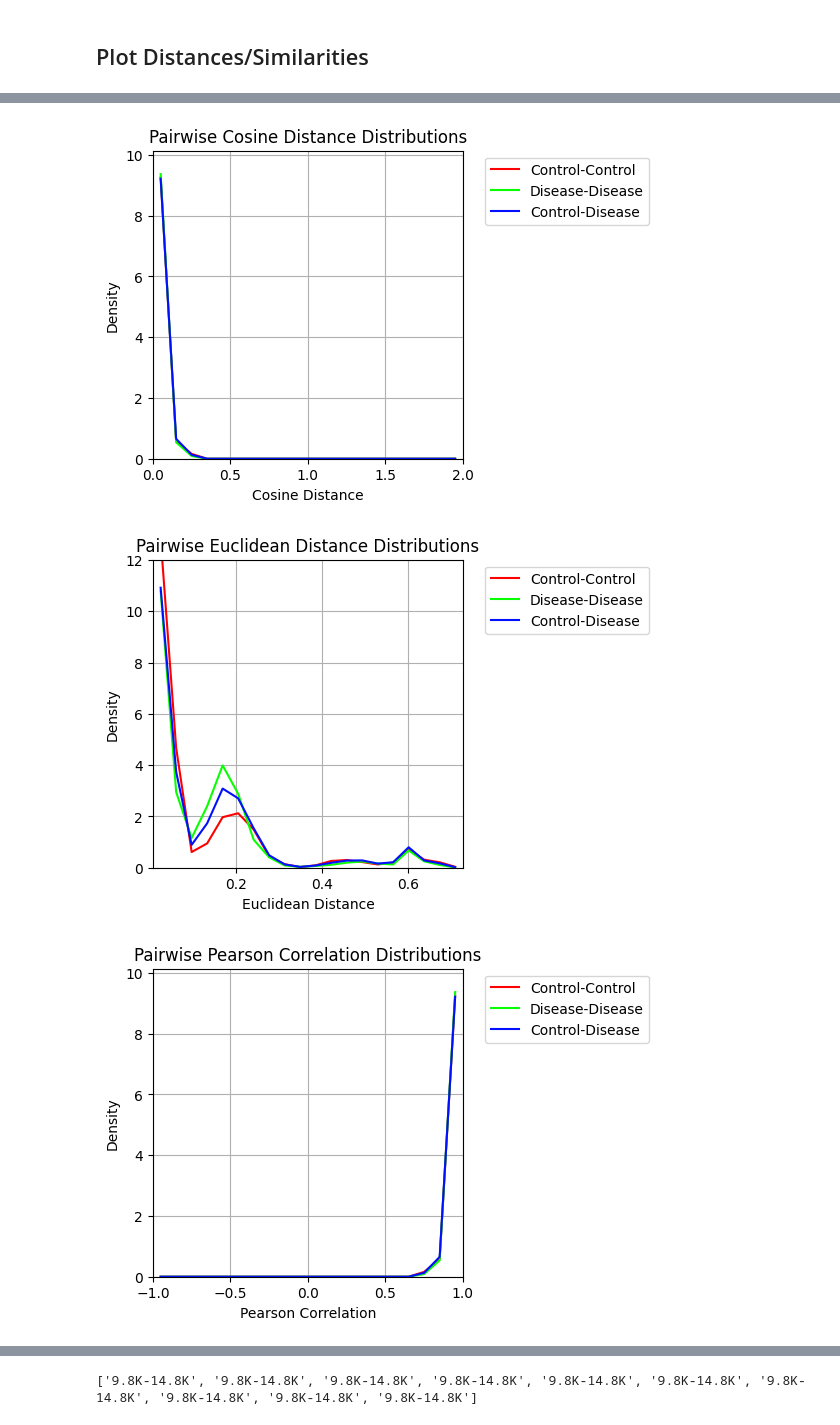
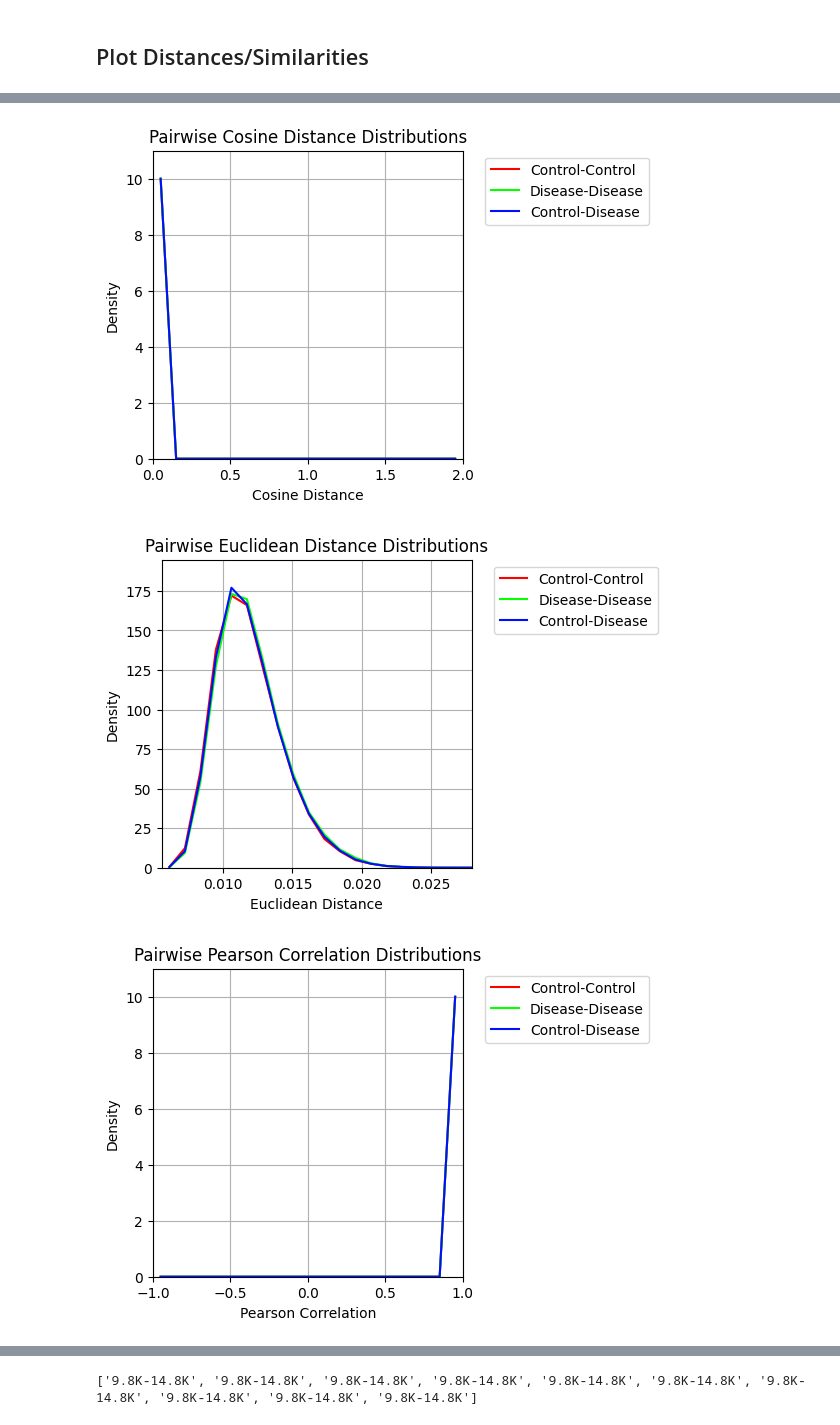
Before and after one commit to 00dylan00/scGPT_playground, a Jupyter notebook: notebooks/evaluate_fine_tuned_embeddings.ipynb, the cells around one changed output, grey strips where cells are left out. Drawn from its saved outputs; the diff is of its cells as text; code cells hidden in the pictures.

```diff
--- a/notebooks/evaluate_fine_tuned_embeddings.ipynb
+++ b/notebooks/evaluate_fine_tuned_embeddings.ipynb
@@ -176,21 +141,0 @@ adata_test.obs["n_genes"] = n_genes
-# %%
-# map from DSA signature to diease type
-dsa_2_disease = dict()
-# Iterate over the rows in `adata_train.obs` to build the dictionary and add the mapping to the DataFrame
-counter = 0
-n_genes = list()
-for index, row in adata_train.obs.iterrows():
-    if row["celltype"] != "Control":
-        dsa = row["ids"].split(";")[0]
-        dsa_2_disease[dsa] = row["celltype"]
-
-    # count nº of genes
-    gene_counts = (~np.isnan(adata_train.X[counter])).sum()
-    n_genes.append(gene_counts)
-    counter += 1
-# all dsa
-dsa_ids = [id.split(";")[0] for id in adata_train.obs["ids"]]
-
-# add disease_study
-adata_train.obs["disease_study"] = [dsa_2_disease.get(dsa) for dsa in dsa_ids]
-adata_train.obs["n_genes"] = n_genes
@@ -235,7 +162,7 @@ for disease in diseases_of_interest_set:
 
     # Nº of Datasets
     datasets = adata_test.obs.query(f'disease_study == "{disease}"')[
-        "dataset_id"
+        "dataset"
     ].to_list()
     n_datasets = len(set(datasets))
     logging.info(f"{disease} Nº of Datasets: {len(datasets)}")
@@ -407,7 +330,7 @@ irb_colors = ["#ffb234", "#ff958e", "#ff6028", "#2779ff", "#022778"]
 
 
 # functions
-def plot_metrics(values, labels, metric, output_type="", save=True):
+def plot_metrics(values, labels, metric, output_type="", save=False):
 
     assert metric in [
         "Cosine Distance",
@@ -758,8 +684,8 @@ e_matrix = cdist(scgpt_emb_test, scgpt_emb_test, "euclidean")
 p_matrix = 1 - cdist(scgpt_emb_test, scgpt_emb_test, "correlation")
 # %%
 # get from cosine similarity matrix the cosine similarity between ctr and dis samples
-states = adata_test.obs["state"].to_list()
-diseases = adata_test.obs["disease"].to_list()
+states = adata_test.obs["disease"].to_list()
+diseases = adata_test.obs["disease_study"].to_list()
 
 
 c_ctr_ctr = np.array([])
@@ -774,13 +700,13 @@ p_ctr_ctr = np.array([])
 p_ctr_dis = np.array([])
 p_dis_dis = np.array([])
 
-for disease_i in adata_test.obs["disease"].unique():
+for disease_i in adata_test.obs["disease_study"].unique():
     ctr_indexes = list()
     dis_indexes = list()
     for i, (disease_j, state) in enumerate(zip(diseases, states)):
         if disease_i == disease_j and state == "Control":
             ctr_indexes.append(i)
-        elif disease_i == disease_j and state == "Case":
+        elif disease_i == disease_j and state != "Control":
             dis_indexes.append(i)
 
     # cosine
@@ -822,6 +748,7 @@ for disease_i in adata_test.obs["disease"].unique():
         (p_dis_dis, get_pairwise_similarities(p_matrix, dis_indexes))
     )
 
+print(disease_i)
 # cosine
 plot_metrics(
     [c_ctr_ctr, c_dis_dis, c_ctr_dis],
@@ -849,6 +777,6 @@ plot_metrics(
-[figure, old version]
+[figure, new version]
-[figure, old version]
+[figure, new version]
-[figure, old version]
+[figure, new version]
 # %%
 adata_test.obs
 # %% [output]
```
Also changed, not shown: parts of 23 cells of this notebook, 18 other files.
